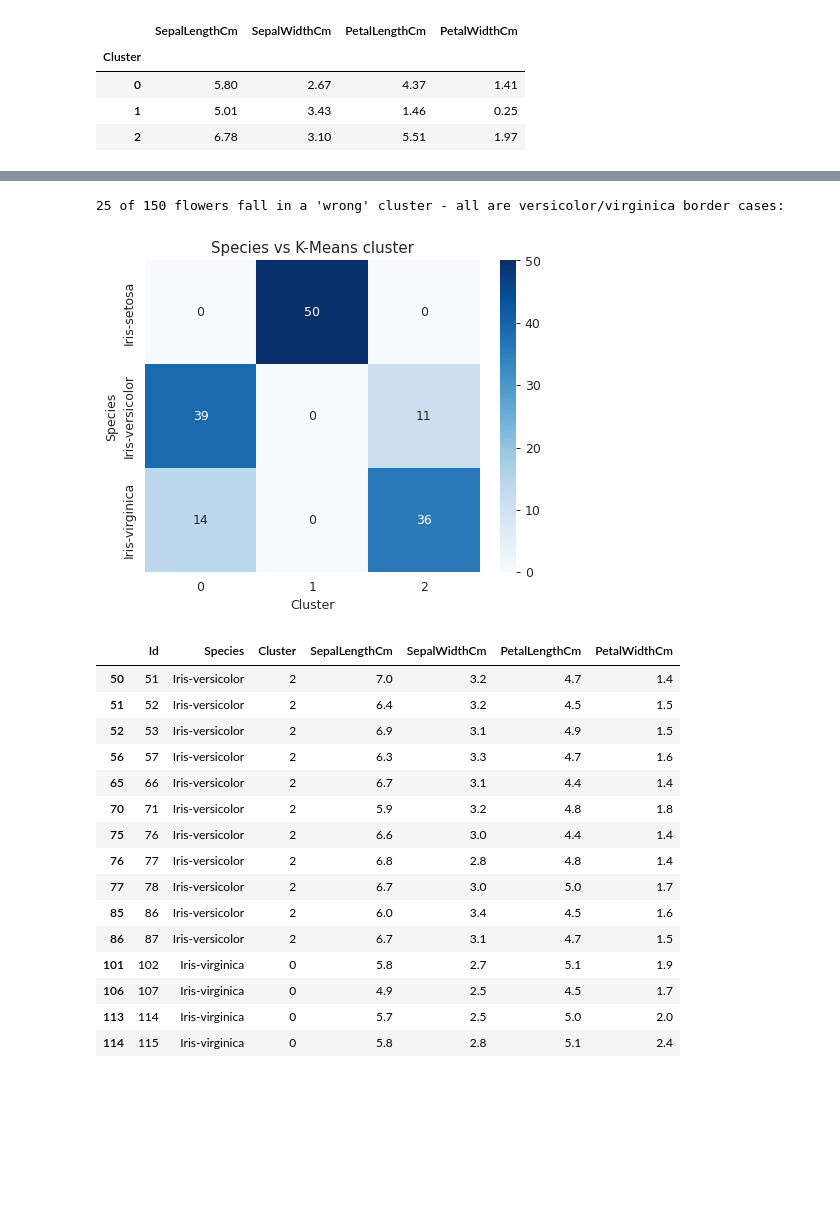
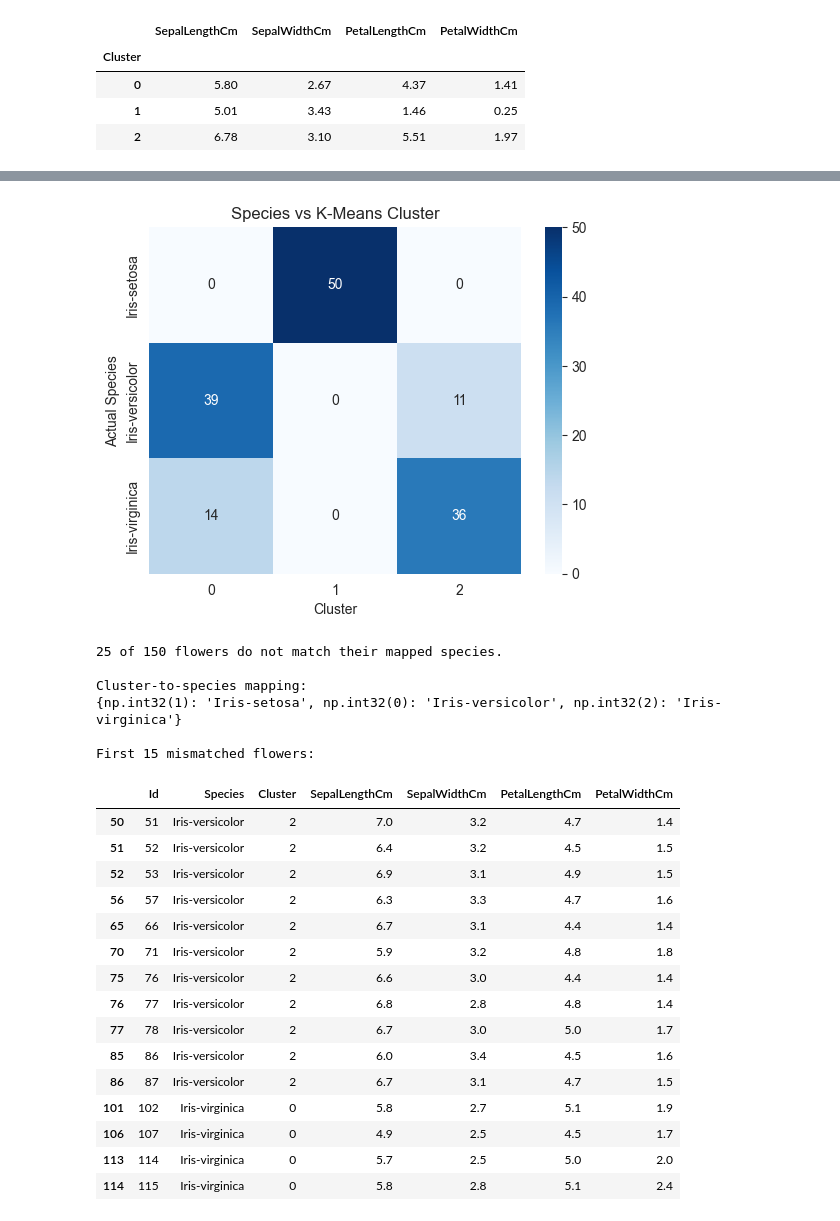
Before and after one commit to the-onewho-knocks/ml, a Jupyter notebook: ml/ML_Assignment_4_KMeans_Iris_Elbow.ipynb, the cells around one changed output, grey strips where cells are left out. Saved outputs shown, nothing was run; the diff lists cells and outputs as text; code cells hidden in the pictures; blank space fills up the shorter version.

```diff
--- a/ml/ML_Assignment_4_KMeans_Iris_Elbow.ipynb
+++ b/ml/ML_Assignment_4_KMeans_Iris_Elbow.ipynb
@@ -218,14 +218,70 @@ plt.tight_layout(); plt.show()
+# %%
+# Create a contingency table: Species vs K-Means Cluster
+ct = pd.crosstab(df["Species"], df["Cluster"])
+
+# Visualize the contingency table
+plt.figure(figsize=(6, 4.5))
+sns.heatmap(ct, annot=True, fmt="d", cmap="Blues")
+
+plt.title("Species vs K-Means Cluster")
+plt.xlabel("Cluster")
+plt.ylabel("Actual Species")
+plt.show()
+# %% [output]
+[figure, added]
 # %%
-plt.figure(figsize=(6, 4.5))
-sns.heatmap(ct, annot=True, fmt="d", cmap="Blues")
-plt.title("Species vs K-Means cluster"); plt.show()
+import numpy as np
+from scipy.optimize import linear_sum_assignment
 
+# Actual species labels
+y_true = df["Species"].to_numpy()
+
+# Predicted cluster labels
+y_pred = df["Cluster"].to_numpy()
+
+# Find the best mapping between species and clusters
+contingency = pd.crosstab(
+    df["Species"],
+    df["Cluster"]
+)
+
+row_ind, col_ind = linear_sum_assignment(-contingency.to_numpy())
+
+# Map each cluster to its corresponding species
+species_names = contingency.index.to_numpy()
+cluster_names = contingency.columns.to_numpy()
+
+cluster_to_species = {
+    cluster_names[col]: species_names[row]
+    for row, col in zip(row_ind, col_ind)
+}
+
+# Convert cluster IDs into their mapped species names
+mapped = np.array([
+    cluster_to_species[cluster]
+    for cluster in y_pred
+])
+
+# Find mismatches
 wrong = np.where(mapped != y_true)[0]
-print(f"{len(wrong)} of {len(df)} flowers fall in a 'wrong' cluster - all are versicolor/virginica border cases:")
+
+print(
+    f"{len(wrong)} of {len(df)} flowers do not match "
+    "their mapped species."
+)
+
+print("\nCluster-to-species mapping:")
+print(cluster_to_species)
+
+print("\nFirst 15 mismatched flowers:")
 df.iloc[wrong][["Id", "Species", "Cluster"] + features].head(15)
 # %% [output]
-25 of 150 flowers fall in a 'wrong' cluster - all are versicolor/virginica border cases:
+25 of 150 flowers do not match their mapped species.
+
+Cluster-to-species mapping:
+{np.int32(1): 'Iris-setosa', np.int32(0): 'Iris-versicolor', np.int32(2): 'Iris-virginica'}
+
+First 15 mismatched flowers:
-[figure, removed]
 |  | Id | Species | Cluster | SepalLengthCm | SepalWidthCm | PetalLengthCm | PetalWidthCm |
 | 50 | 51 | Iris-versicolor | 2 | 7.0 | 3.2 | 4.7 | 1.4 |
 | 51 | 52 | Iris-versicolor | 2 | 6.4 | 3.2 | 4.5 | 1.5 |
```
Also changed, not shown: parts of 6 cells of this notebook, 5 other files.
